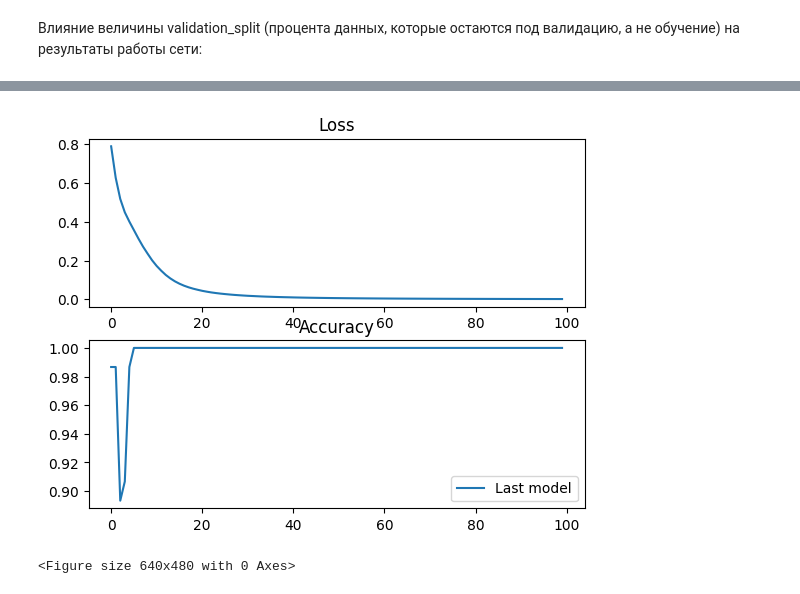
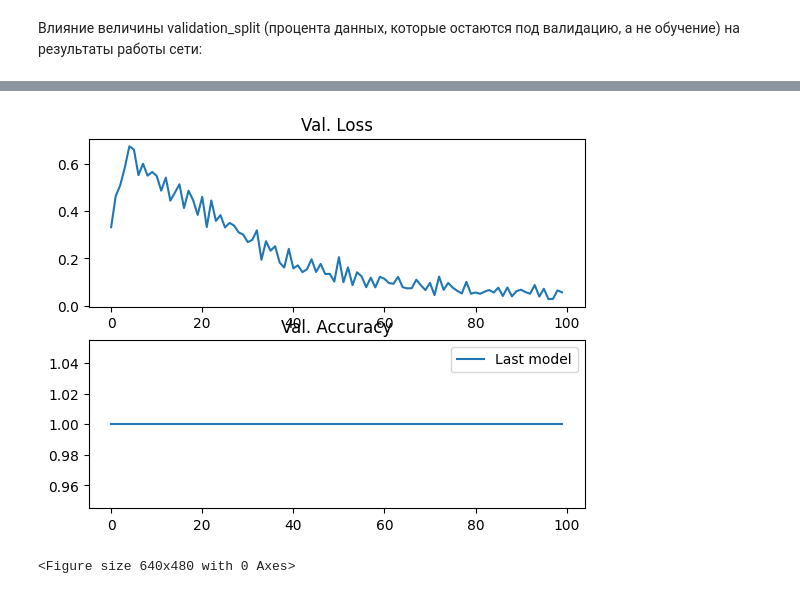
Before and after one commit to Keesaev/ai_python, a Jupyter notebook: lab1/lab1.ipynb, the cells around one changed output, grey strips where cells are left out. Cells and saved outputs as stored; diff of their text form; code cells hidden in the pictures.

Commit message:
Fixed stats - using val_acc and val_loss for stats and plot

```diff
--- a/lab1/lab1.ipynb
+++ b/lab1/lab1.ipynb
@@ -39,8 +39,10 @@ Y_train = encode_labels(Y_train)
 Методы для инициализации и обучения модели, и вывода статистики по модели:
 # %%
 def print_history_stat(history):
-    print("[Last epoch] Loss: ", history.history["loss"][-1],
-    " Accuracy: ", history.history["accuracy"][-1])
+    print("[Last epoch]\nval_loss: ", history.history["val_loss"][-1],
+    " val_accuracy: ", history.history["val_accuracy"][-1],
+    " loss: ", history.history["loss"][-1],
+    " accuracy: ", history.history["accuracy"][-1])
 
 def compile_and_fit(model, epoch_num=50, batch_sz=50, val_split=0.1, verb=0):
     model.compile(optimizer='adam',loss='categorical_crossentropy',
@@ -52,13 +54,13 @@ def compile_and_fit(model, epoch_num=50, batch_sz=50, val_split=0.1, verb=0):
 
 def init_plot(label1='Loss', label2='Accuracy'):
     figure, plot_arr = plot.subplots(2)
-    plot_arr[0].set_title("Loss")
-    plot_arr[1].set_title("Accuracy")
+    plot_arr[0].set_title("Val. Loss")
+    plot_arr[1].set_title("Val. Accuracy")
     return plot_arr
 
 def append_to_plot(plot_arr, history, lbl=''):
-    plot_arr[0].plot(history.history["loss"], label=lbl)
-    plot_arr[1].plot(history.history["accuracy"], label=lbl)
+    plot_arr[0].plot(history.history["val_loss"], label=lbl)
+    plot_arr[1].plot(history.history["val_accuracy"], label=lbl)
 
 def finalize_plot():
     plot.legend()
@@ -254,7 +261,7 @@ his = compile_and_fit(
             Dense(16, activation='relu'),
             Dense(3, activation='softmax')
         ]),
-        val_split=0.5,
+        val_split=0.1,
         batch_sz=10,
         epoch_num=100
     )
@@ -265,2 +273,2 @@ finalize_plot()
-[figure, old version]
+[figure, new version]
 <Figure size 640x480 with 0 Axes>
```
Also changed, not shown: parts of 7 cells of this notebook.
